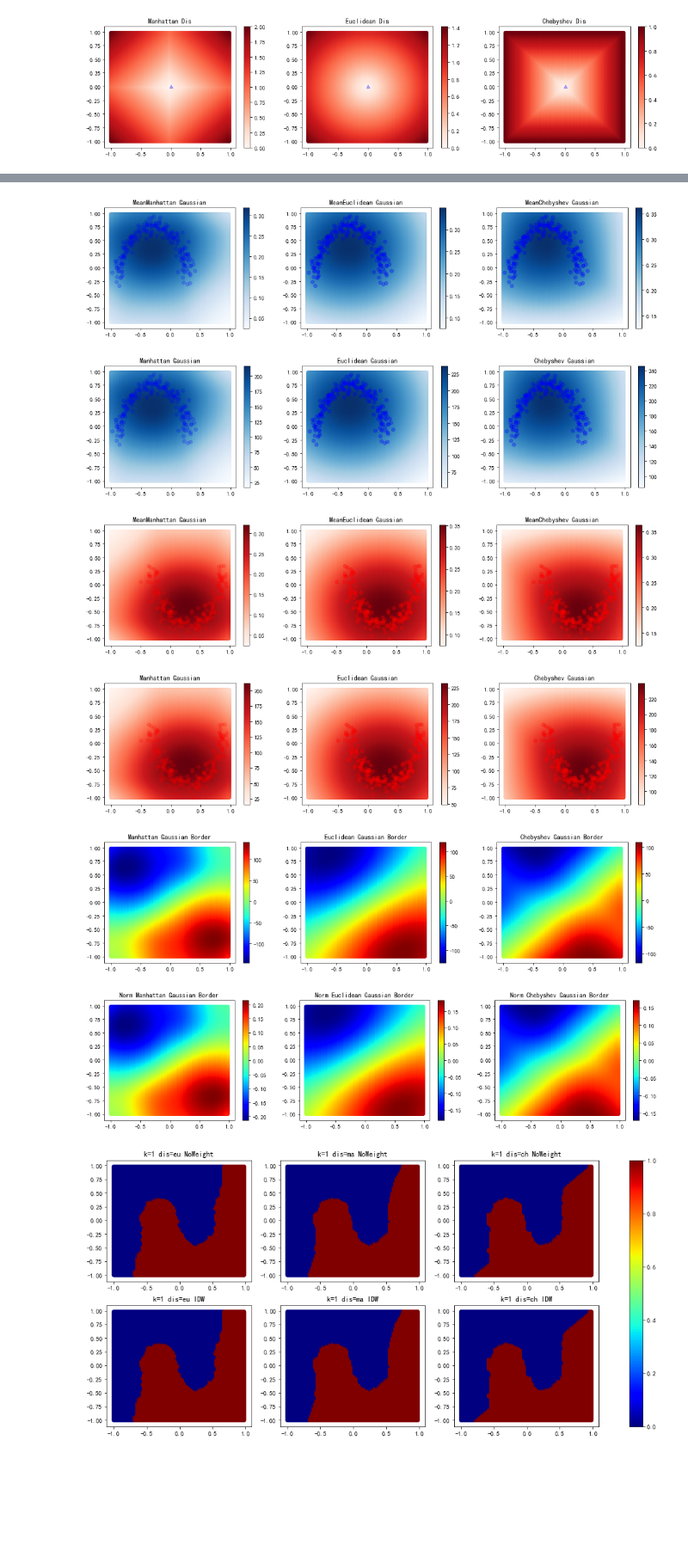
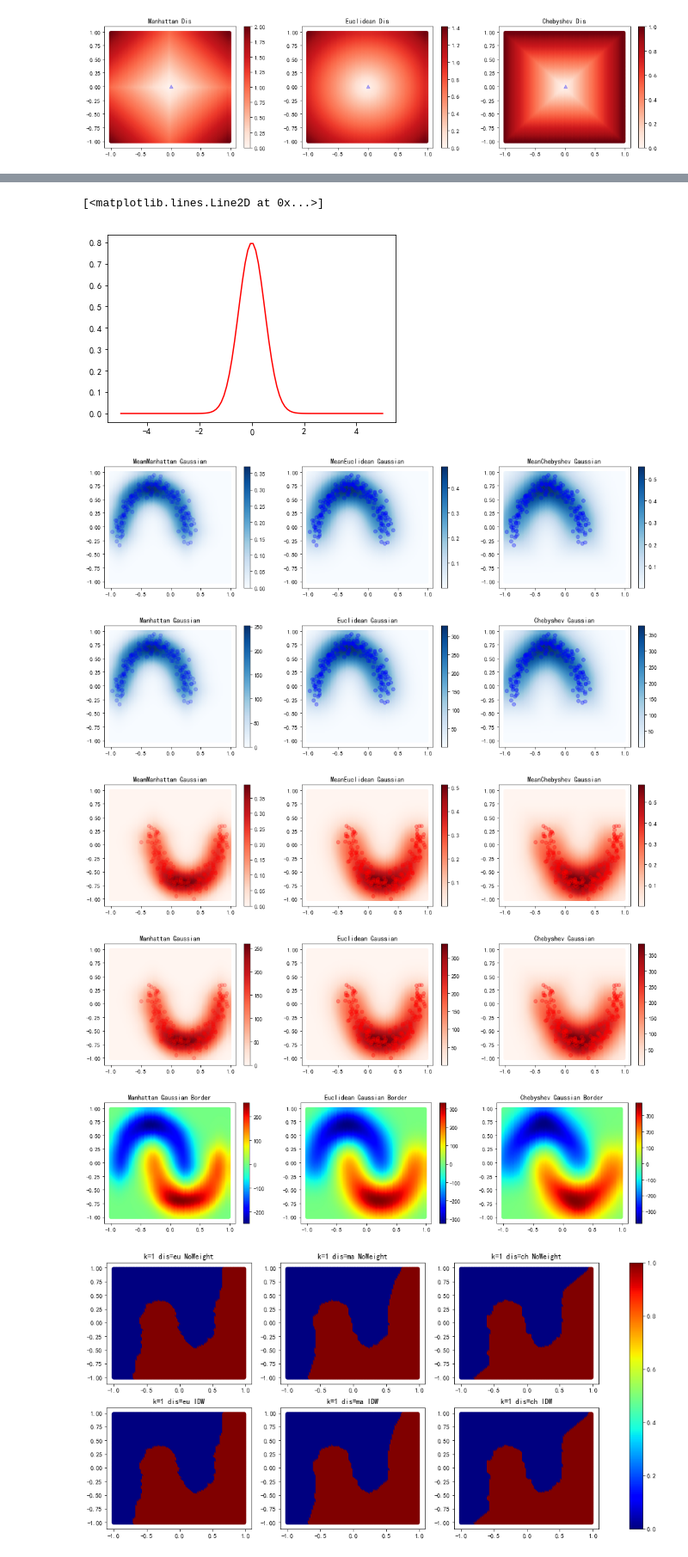
Before and after one commit to XuPenglei/Learn-Something-From-Tang, a Jupyter notebook: 空间内插/KNN学习.ipynb, the cells around one changed output, grey strips where cells are left out. Shown at 86% size. Cells and saved outputs as stored; diff of their text form; code cells hidden in the pictures; blank space fills up the shorter version.

```diff
--- a/空间内插/KNN学习.ipynb
+++ b/空间内插/KNN学习.ipynb
@@ -89,3 +88,11 @@ plt.colorbar(cm3,ax=ax3)
 # %% [output]
 <matplotlib.colorbar.Colorbar at 0x...>
 [figure]
+# %%
+for i in range(1,19,2):
+    fig = plt.figure(figsize = (7,5))
+    dis = np.linalg.norm(dis_temp,ord=i,axis=1)
+    scat = plt.scatter(*p.T,c=dis,cmap='Reds')
+    plt.title('p = %d'%i)
+    plt.colorbar(scat)
+    plt.show()
@@ -92,8 +109,8 @@ plt.colorbar(cm3,ax=ax3)
 # %%
 # 计算各点的标准正态分布概率
-manha_Gauss = kernal(manha_dis)
-eu_Gauss = kernal(eu_dis)
-cheb_Gauss = kernal(cheb_dis)
+manha_Gauss = gaussian(manha_dis,0,0.5)
+eu_Gauss = gaussian(eu_dis,0,0.5)
+cheb_Gauss = gaussian(cheb_dis,0,0.5)
 # 可视化
 fig,(ax1,ax2,ax3) = plt.subplots(1,3,figsize=(18,4))
 cm1 = ax1.scatter(*p.T,c=manha_Gauss,cmap='Reds')
@@ -114,5 +131,12 @@ plt.colorbar(cm3,ax=ax3)
+# %%
+x_sample = np.linspace(-5,5,100)
+y_sample = gaussian(x_sample,0,0.5)
+plt.plot(x_sample,y_sample, 'r', label='m=0,sig=1')
+# %% [output]
+[<matplotlib.lines.Line2D at 0x...>]
+[figure, added]
 # %%
-def Distance_gaussian(origin_data,data_space,dis_type='eu',dis_return=False):
+def Distance_gaussian(origin_data,data_space,dis_type='eu',dis_return=False,mu=0,sigma=1):
     dis_tem = data_space-origin_data
     if dis_type == 'eu':
         ord=2
@@ -127,7 +151,7 @@ def Distance_gaussian(origin_data,data_space,dis_type='eu',dis_return=False):
     if dis_return:
         return dis
     else:
-        return gaussian(dis,0,1)
+        return gaussian(dis,mu,sigma)
 # %%
 # 绘制多个点对特征空间的影响
 def draw_X_gaussian(X,cmap='Oranges',Normlization = False,dis_return=False):
@@ -188,37 +212,36 @@ X_F_ma,X_F_eu,X_F_ch = draw_X_gaussian(X_F,cmap='Blues')
 X_T_ma_mean,X_T_eu_mean,X_T_ch_mean = draw_X_gaussian(X_T,cmap='Reds',Normlization=True)
 X_T_ma,X_T_eu,X_T_ch =draw_X_gaussian(X_T,cmap='Reds')
 # %% [output]
-[figure, old version]
+[figure, new version]
-[figure, old version]
+[figure, new version]
-[figure, old version]
+[figure, new version]
-[figure, old version]
+[figure, new version]
 # %%
 def draw_border(X_ma,X_eu,X_ch,title=''):
     X_ma_P = X_ma[0] - X_ma[1]
     X_eu_P = X_eu[0] - X_eu[1]
     X_ch_P = X_ch[0] - X_ch[1]
     X_ma_border = np.where(X_ma_P==0)
     X_eu_border = np.where(X_eu_P==0)
     X_ch_border = np.where(X_ch_P==0)
 
     fig,(ax1,ax2,ax3) = plt.subplots(1,3,figsize=(18,4))
     cm1 = ax1.scatter(*p.T,c=X_ma_P,cmap='jet')
     ax1.scatter(*p[X_ma_border].T,c='k')
     ax1.set_title(title+'Manhattan Gaussian Border')
     cm2 = ax2.scatter(*p.T,c=X_eu_P,cmap ='jet')
     ax2.scatter(*p[X_eu_border].T,c='k')
     ax2.set_title(title+'Euclidean Gaussian Border')
     cm3 = ax3.scatter(*p.T,c=X_ch_P,cmap ='jet')
     ax3.scatter(*p[X_ch_border].T,c='k')
     ax3.set_title(title+'Chebyshev Gaussian Border')
     cbar = plt.colorbar(cm1,ax=ax1)
     plt.colorbar(cm2,ax=ax2)
     plt.colorbar(cm3,ax=ax3)
 draw_border([X_T_ma,X_F_ma],[X_T_eu,X_F_eu],[X_T_ch,X_F_ch])
-draw_border([X_T_ma_mean,X_F_ma_mean],[X_T_eu_mean,X_F_eu_mean],[X_T_ch_mean,X_F_ch_mean],title='Norm ')
+# draw_border([X_T_ma_mean,X_F_ma_mean],[X_T_eu_mean,X_F_eu_mean],[X_T_ch_mean,X_F_ch_mean],title='Norm ')
 # %% [output]
-[figure, old version]
+[figure, new version]
-[figure, removed]
 # %%
 # 保存点到txt中
 def write2txt(data,txt_name,value=1):
```
Also changed, not shown: parts of 6 cells of this notebook, 2 other files.
